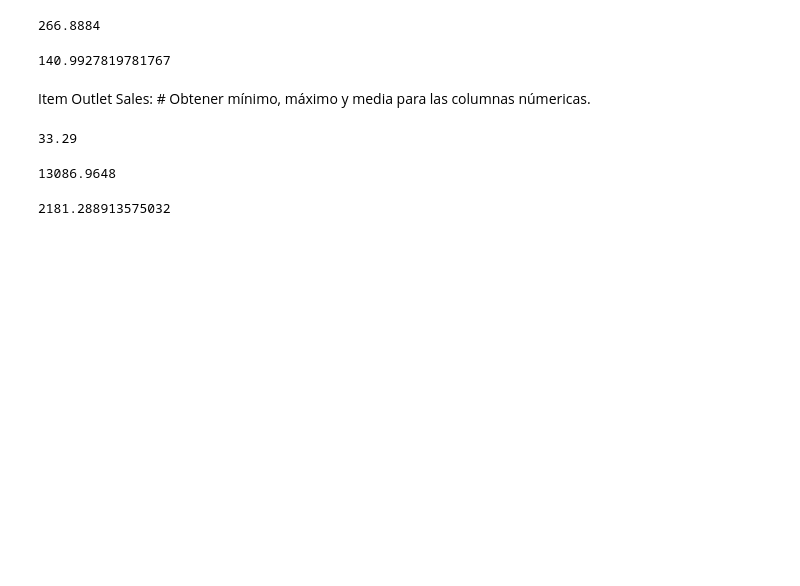
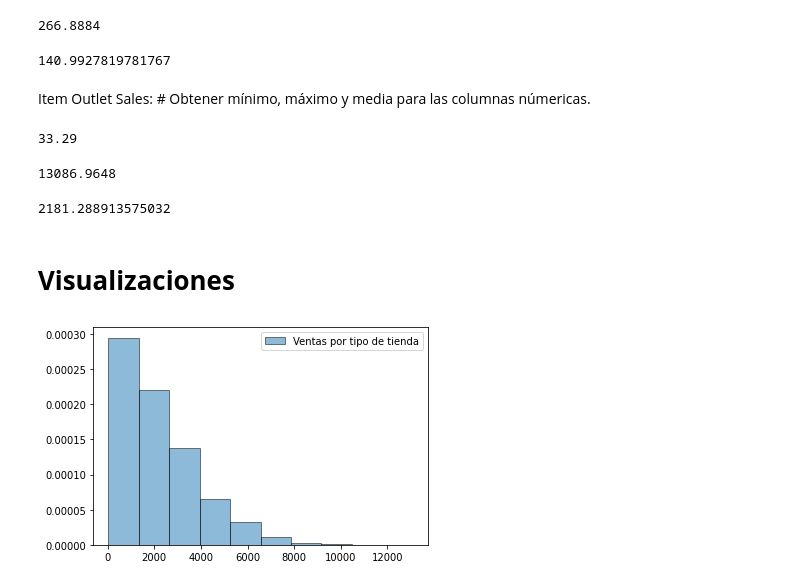
Before and after one commit to MaluGarcia18/predicciones-de-ventas-alimenticias, a Jupyter notebook: predicciones_de_ventas_alimenticias.ipynb, the cells around one changed output. Drawn from its saved outputs; the diff is of its cells as text; code cells hidden in the pictures; blank space fills up the shorter version.

```diff
--- a/predicciones_de_ventas_alimenticias.ipynb
+++ b/predicciones_de_ventas_alimenticias.ipynb
@@ -172,3 +196,5 @@ sales_predictions['Item_Outlet_Sales'].max()
 sales_predictions['Item_Outlet_Sales'].mean()
 # %% [output]
 2181.288913575032
+# %% [markdown]
+# **Visualizaciones**
@@ -174,0 +205,9 @@ sales_predictions['Item_Outlet_Sales'].mean()
+# %%
+# Con este histograma se puede visualizar las ventas por tipo de tienda, en ella se usan intervalos de a 10.
+
+plt.hist(sales_predictions['Item_Outlet_Sales'], alpha=0.5, density=True, label='Ventas por tipo de tienda', bins = 10, edgecolor='black')
+plt.legend(loc='upper right')
+plt.ticklabel_format(useOffset=False, style='plain')
+plt.show()
+# %% [output]
+[figure, added]
```
Also changed, not shown: parts of 10 cells of this notebook.
